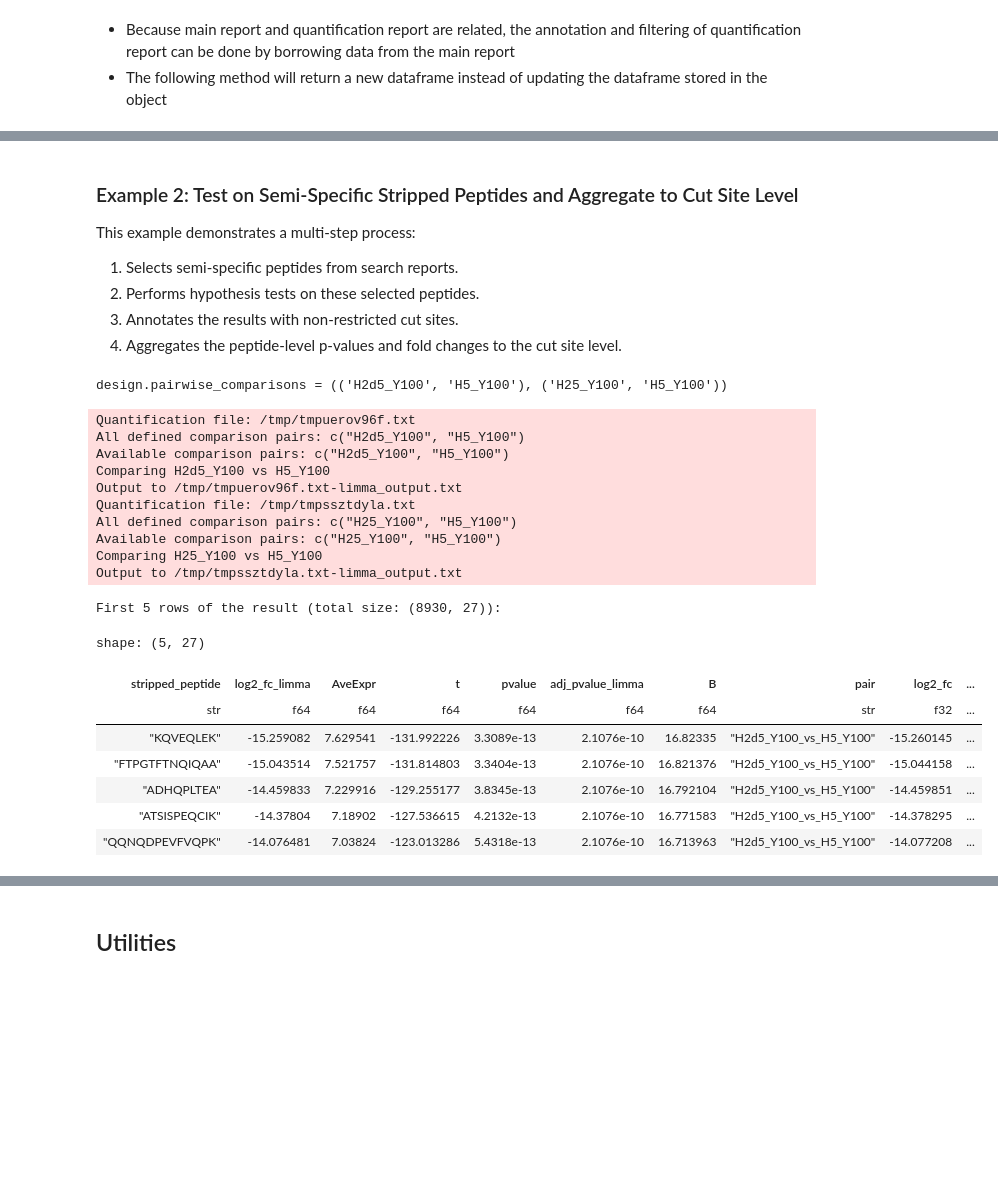
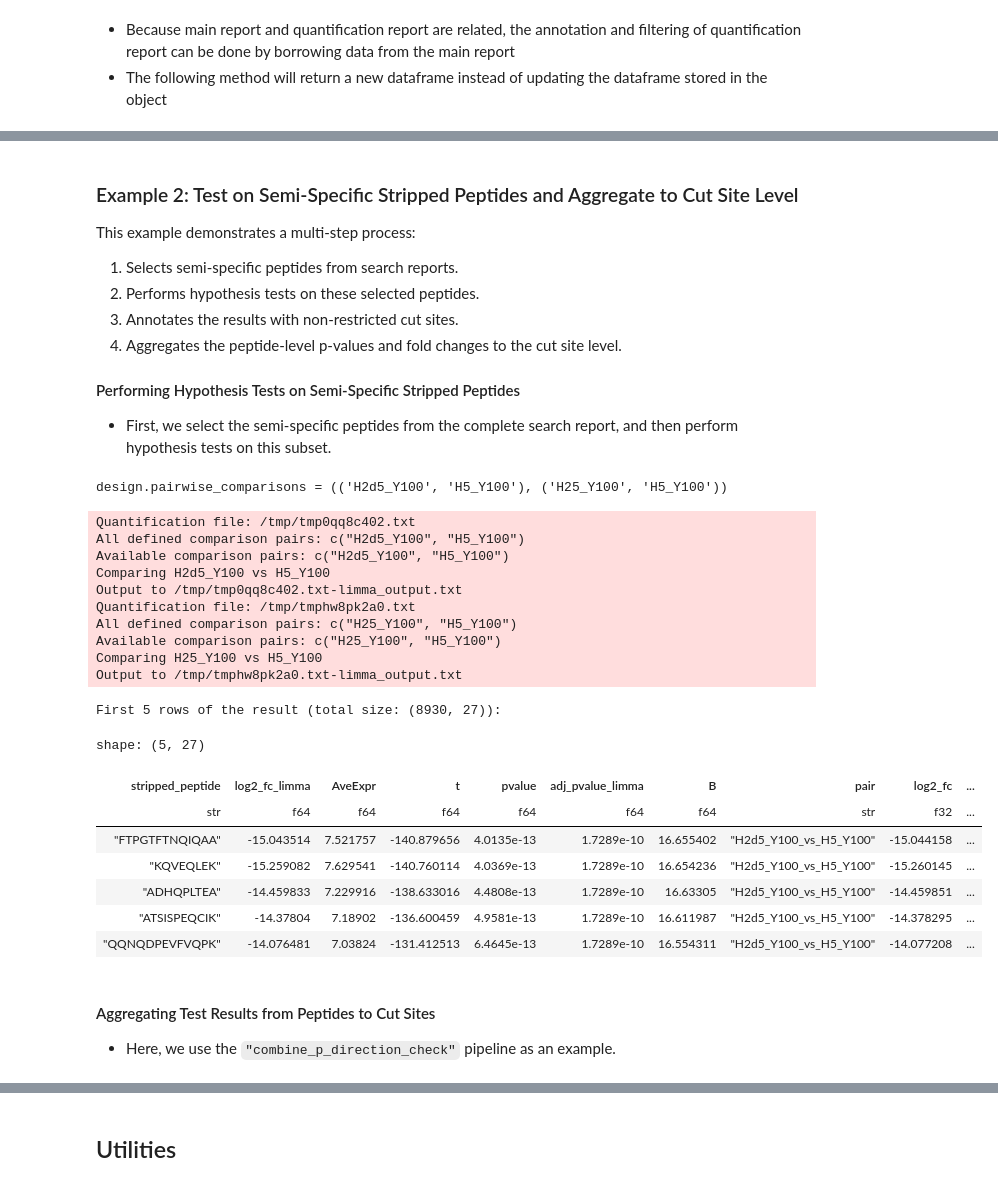
Before and after one commit to Shui-Group/DIA-LiPQuan, a Jupyter notebook: doc/source/usage.ipynb, the cells around one changed output, grey strips where cells are left out. Drawn from its saved outputs; the diff is of its cells as text; code cells hidden in the pictures; blank space fills up the shorter version.

Commit message:
stats pipelines and usage doc

```diff
--- a/doc/source/usage.ipynb
+++ b/doc/source/usage.ipynb
@@ -168,6 +169,7 @@ report = lipana.DIANNReport.load_search_report(
     #     "[Carbamidomethyl (C)]": "(UniMod:4)",
     #     "[Oxidation (M)]": "(UniMod:35)",
     # }
+    resume=True,
 )
 # The variable `report` is now a `SearchReport` object, and basic annotations have been done
 report
@@ -569,10 +694,15 @@ shape: (5, 27)
 ### Example 2: Test on Semi-Specific Stripped Peptides and Aggregate to Cut Site Level
 
 This example demonstrates a multi-step process:
-1.  Selects semi-specific peptides from search reports.
-2.  Performs hypothesis tests on these selected peptides.
-3.  Annotates the results with non-restricted cut sites.
-4.  Aggregates the peptide-level p-values and fold changes to the cut site level.
+
+1. Selects semi-specific peptides from search reports.
+2. Performs hypothesis tests on these selected peptides.
+3. Annotates the results with non-restricted cut sites.
+4. Aggregates the peptide-level p-values and fold changes to the cut site level.
+
+#### Performing Hypothesis Tests on Semi-Specific Stripped Peptides
+
+- First, we select the semi-specific peptides from the complete search report, and then perform hypothesis tests on this subset.
 # %%
 design = lipana.ComparisonDesign(exp_layout, (("H2d5_Y100", "H5_Y100"), ("H25_Y100", "H5_Y100")))
 print(f"{design.pairwise_comparisons = }")
@@ -589,47 +719,51 @@ stats_semi_pep = lipana.stats.pipe.do_stats_pipe_direct(
     ),  # Note here no need to call `.df` because the requirement of filtering will make this function return a dataframe, instead of a `EntryQuantificationReport` object
     design=design,
     entry_level="stripped_peptide",
-    mv_config=lipana.FullEmptyFillingMissingValueHandler(2),
-    min_rep_count=2,
+    mv_config=lipana.FullEmptyFillingMissingValueHandler(3),
+    min_rep_count=3,
     annotation_df=report.df.filter(filters),
     group_entry_level="protein_group",  # Note this parameter is given because FDR control also can be done on the protein level
     annotation_cols=[
         "peptide_start_position",
         "peptide_end_position",
         "prev_aa",
         "next_aa",
         "peptide_n_term_aa",
         "peptide_c_term_aa",
         "nterm_enzymatic_specificity",
         "cterm_enzymatic_specificity",
         "peptide_enzymatic_specificity",
         "n_cut_site",
         "c_cut_site",
     ],
     return_chains=False,
 )
 sleep(0.1)
 print(f"First 5 rows of the result (total size: {stats_semi_pep.shape}):")
 stats_semi_pep.head(5)
 # %% [output]
 design.pairwise_comparisons = (('H2d5_Y100', 'H5_Y100'), ('H25_Y100', 'H5_Y100'))
-Quantification file: /tmp/tmpuerov96f.txt
+Quantification file: /tmp/tmp0qq8c402.txt
 All defined comparison pairs: c("H2d5_Y100", "H5_Y100")
 Available comparison pairs: c("H2d5_Y100", "H5_Y100")
 Comparing H2d5_Y100 vs H5_Y100
-Output to /tmp/tmpuerov96f.txt-limma_output.txt
-Quantification file: /tmp/tmpssztdyla.txt
+Output to /tmp/tmp0qq8c402.txt-limma_output.txt
+Quantification file: /tmp/tmphw8pk2a0.txt
 All defined comparison pairs: c("H25_Y100", "H5_Y100")
 Available comparison pairs: c("H25_Y100", "H5_Y100")
 Comparing H25_Y100 vs H5_Y100
-Output to /tmp/tmpssztdyla.txt-limma_output.txt
+Output to /tmp/tmphw8pk2a0.txt-limma_output.txt
 First 5 rows of the result (total size: (8930, 27)):
 shape: (5, 27)
 | stripped_peptide | log2_fc_limma | AveExpr | t | pvalue | adj_pvalue_limma | B | pair | log2_fc | ... |
 | str | f64 | f64 | f64 | f64 | f64 | f64 | str | f32 | ... |
-| "KQVEQLEK" | -15.259082 | 7.629541 | -131.992226 | 3.3089e-13 | 2.1076e-10 | 16.82335 | "H2d5_Y100_vs_H5_Y100" | -15.260145 | ... |
-| "FTPGTFTNQIQAA" | -15.043514 | 7.521757 | -131.814803 | 3.3404e-13 | 2.1076e-10 | 16.821376 | "H2d5_Y100_vs_H5_Y100" | -15.044158 | ... |
-| "ADHQPLTEA" | -14.459833 | 7.229916 | -129.255177 | 3.8345e-13 | 2.1076e-10 | 16.792104 | "H2d5_Y100_vs_H5_Y100" | -14.459851 | ... |
-| "ATSISPEQCIK" | -14.37804 | 7.18902 | -127.536615 | 4.2132e-13 | 2.1076e-10 | 16.771583 | "H2d5_Y100_vs_H5_Y100" | -14.378295 | ... |
-| "QQNQDPEVFVQPK" | -14.076481 | 7.03824 | -123.013286 | 5.4318e-13 | 2.1076e-10 | 16.713963 | "H2d5_Y100_vs_H5_Y100" | -14.077208 | ... |
+| "FTPGTFTNQIQAA" | -15.043514 | 7.521757 | -140.879656 | 4.0135e-13 | 1.7289e-10 | 16.655402 | "H2d5_Y100_vs_H5_Y100" | -15.044158 | ... |
+| "KQVEQLEK" | -15.259082 | 7.629541 | -140.760114 | 4.0369e-13 | 1.7289e-10 | 16.654236 | "H2d5_Y100_vs_H5_Y100" | -15.260145 | ... |
+| "ADHQPLTEA" | -14.459833 | 7.229916 | -138.633016 | 4.4808e-13 | 1.7289e-10 | 16.63305 | "H2d5_Y100_vs_H5_Y100" | -14.459851 | ... |
+| "ATSISPEQCIK" | -14.37804 | 7.18902 | -136.600459 | 4.9581e-13 | 1.7289e-10 | 16.611987 | "H2d5_Y100_vs_H5_Y100" | -14.378295 | ... |
+| "QQNQDPEVFVQPK" | -14.076481 | 7.03824 | -131.412513 | 6.4645e-13 | 1.7289e-10 | 16.554311 | "H2d5_Y100_vs_H5_Y100" | -14.077208 | ... |
+# %% [markdown]
+#### Aggregating Test Results from Peptides to Cut Sites
+
+- Here, we use the `"combine_p_direction_check"` pipeline as an example.
 # %%
```
Also changed, not shown: parts of 35 cells of this notebook, 4 other files.
